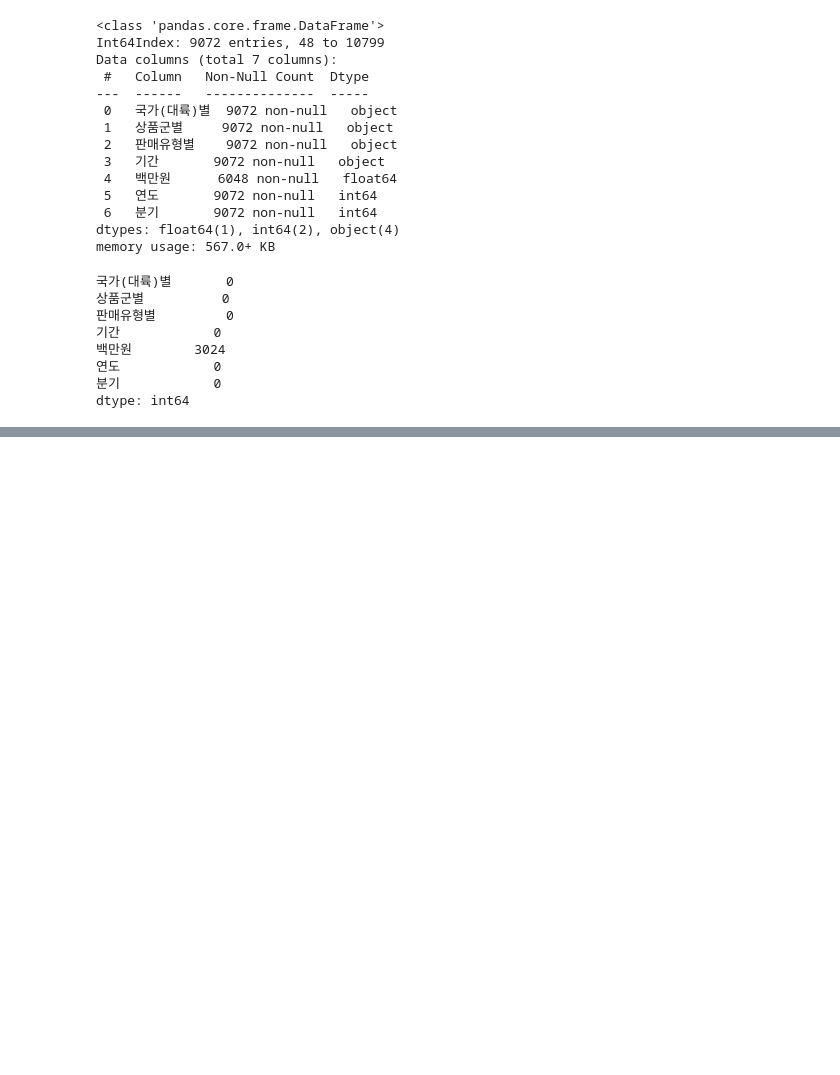
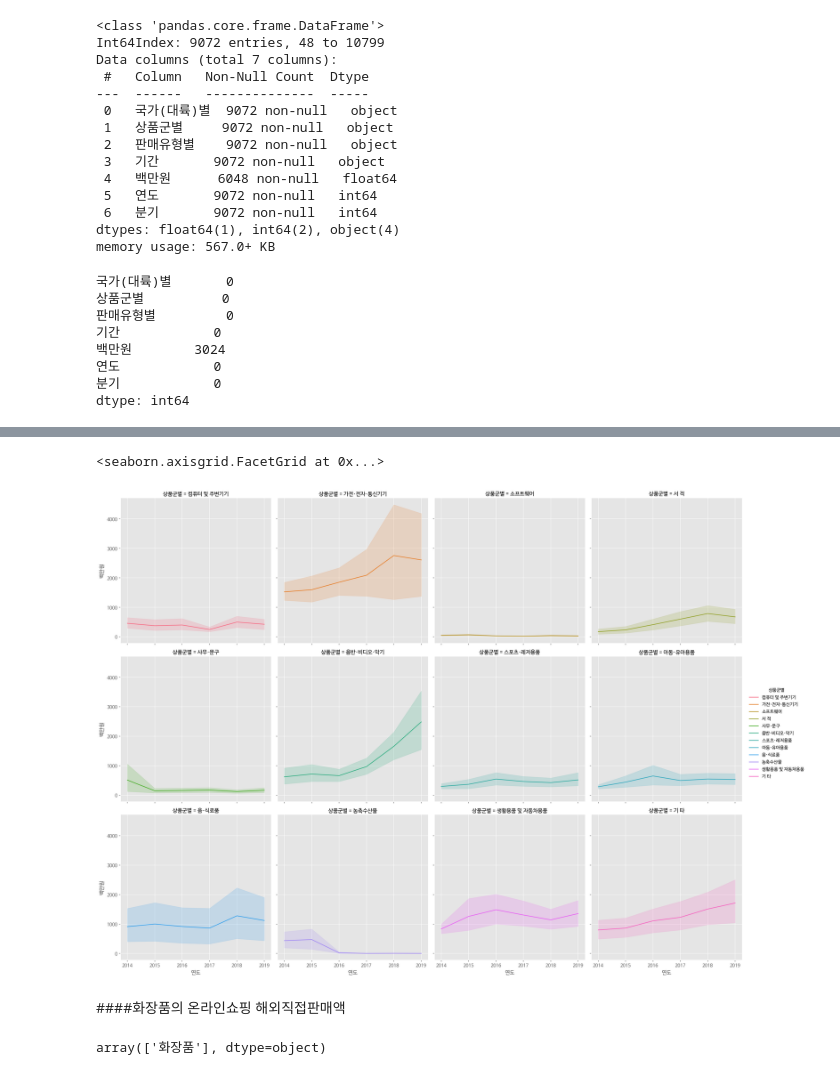
Before and after one commit to HwangHanJae/datascience-public-data, a Jupyter notebook: k_beauty_2014_2019.ipynb, the cells around one changed output, grey strips where cells are left out. Cells and saved outputs as stored; diff of their text form; code cells hidden in the pictures; blank space fills up the shorter version.

```diff
--- a/k_beauty_2014_2019.ipynb
+++ b/k_beauty_2014_2019.ipynb
@@ -253,0 +294,6 @@ dtype: int64
+# %%
+#isin을 사용해 화장품만 제외하고 df_sub이라는 변수에 담기
+#df_total['상품군별'] == '화장품' , df_total['상품군별'].isin(['화장품']) 두코드는 같은 의미
+#화장품 값만 제외하고 가져옴
+df_sub = df_total[~df_total['상품군별'].isin(['화장품','의류 및 패션 관련상품'])].copy()
+df_sub.head()
@@ -253,0 +307,14 @@ dtype: int64
+# %%
+#연도별 판매액을 상품군별로 relplot을 활용해 서브플롯을 그리기
+sns.relplot(data=df_sub, x='연도', y='백만원', hue='상품군별', col='상품군별', kind='line', col_wrap=4)
+# %% [output]
+<seaborn.axisgrid.FacetGrid at 0x...>
+[figure, added]
+# %% [markdown]
+####화장품의 온라인쇼핑 해외직접판매액
+# %%
+#df_cosmetic 이라는 변수에 상품군별이 화장품인 데이터만 가져오기
+df_cosmetic = df_total[df_total["상품군별"] == "화장품"].copy()
+df_cosmetic['상품군별'].unique()
+# %% [output]
+array(['화장품'], dtype=object)
```
Also changed, not shown: parts of 28 cells of this notebook.
